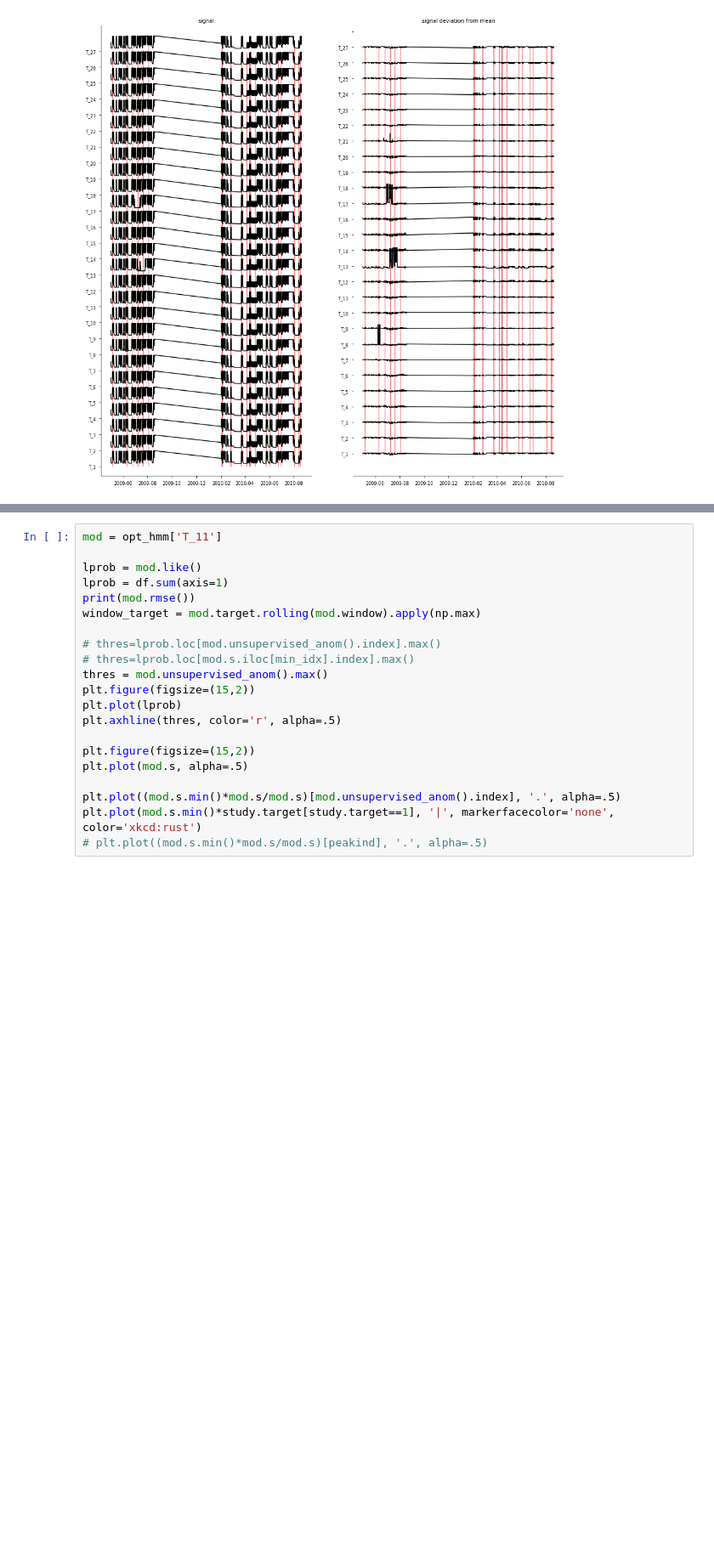
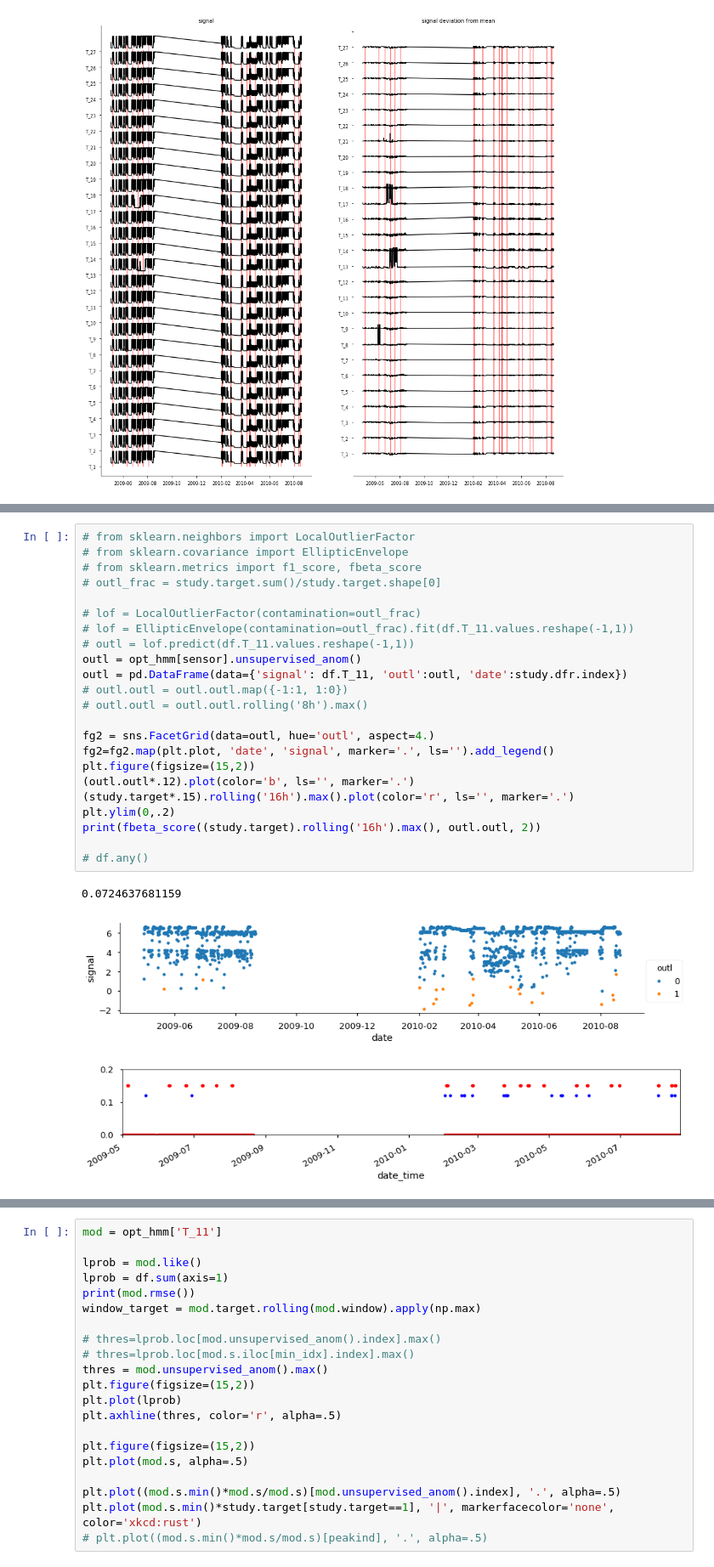
Before and after one commit to rtbs-dev/phm-feature-maker, a Jupyter notebook: tutorial.ipynb, the cells around one changed output, grey strips where cells are left out. Shown at 85% size. Cells and saved outputs as stored; diff of their text form; blank space fills up the shorter version.

```diff
--- a/tutorial.ipynb
+++ b/tutorial.ipynb
@@ -154,0 +146,27 @@ Length: 1863, dtype: float64
+# %%
+# from sklearn.neighbors import LocalOutlierFactor
+# from sklearn.covariance import EllipticEnvelope
+# from sklearn.metrics import f1_score, fbeta_score
+# outl_frac = study.target.sum()/study.target.shape[0]
+
+# lof = LocalOutlierFactor(contamination=outl_frac)
+# lof = EllipticEnvelope(contamination=outl_frac).fit(df.T_11.values.reshape(-1,1))
+# outl = lof.predict(df.T_11.values.reshape(-1,1))
+outl = opt_hmm[sensor].unsupervised_anom()
+outl = pd.DataFrame(data={'signal': df.T_11, 'outl':outl, 'date':study.dfr.index})
+# outl.outl = outl.outl.map({-1:1, 1:0})
+# outl.outl = outl.outl.rolling('8h').max()
+
+fg2 = sns.FacetGrid(data=outl, hue='outl', aspect=4.)
+fg2=fg2.map(plt.plot, 'date', 'signal', marker='.', ls='').add_legend()
+plt.figure(figsize=(15,2))
+(outl.outl*.12).plot(color='b', ls='', marker='.')
+(study.target*.15).rolling('16h').max().plot(color='r', ls='', marker='.')
+plt.ylim(0,.2)
+print(fbeta_score((study.target).rolling('16h').max(), outl.outl, 2))
+
+# df.any()
+# %% [output]
+0.0724637681159
+[figure, added]
+[figure, added]
```
Also changed, not shown: parts of 14 cells of this notebook, 9 other files.
